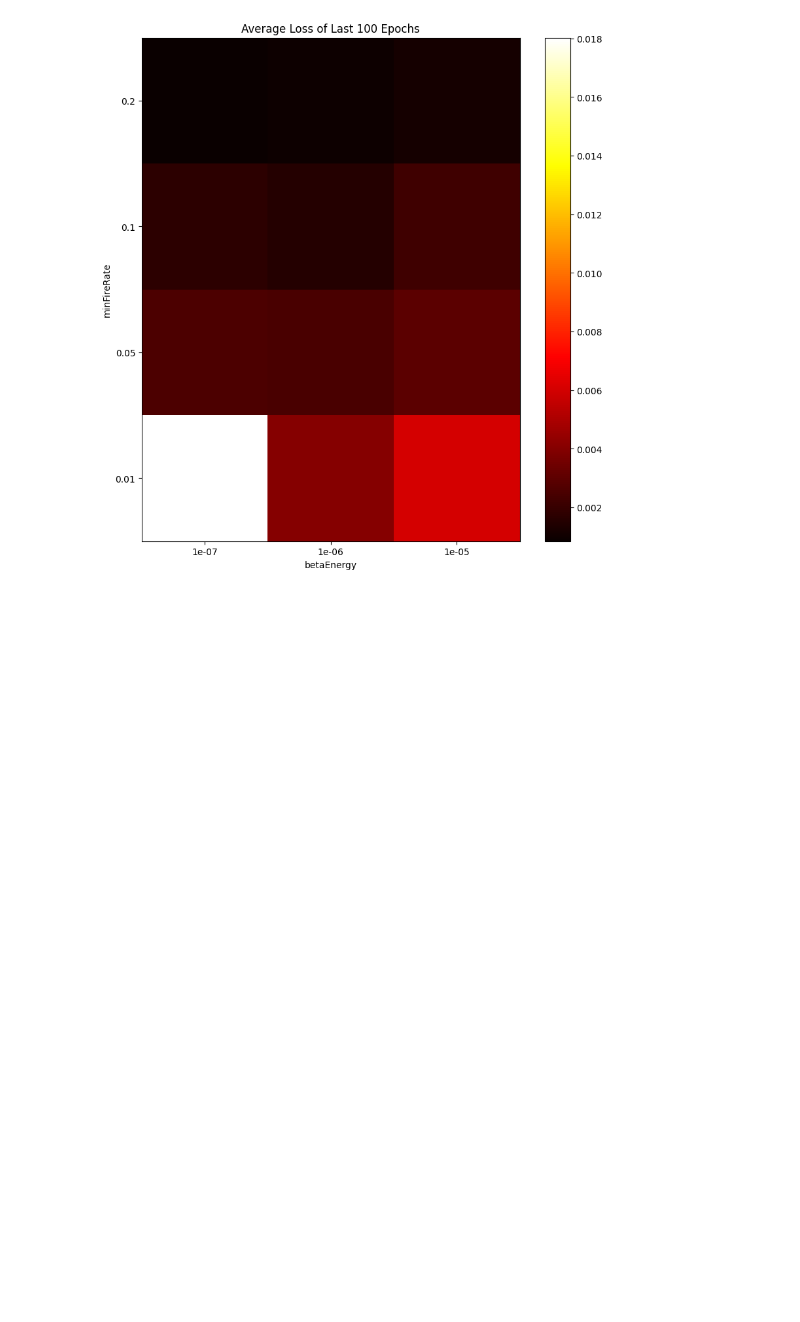
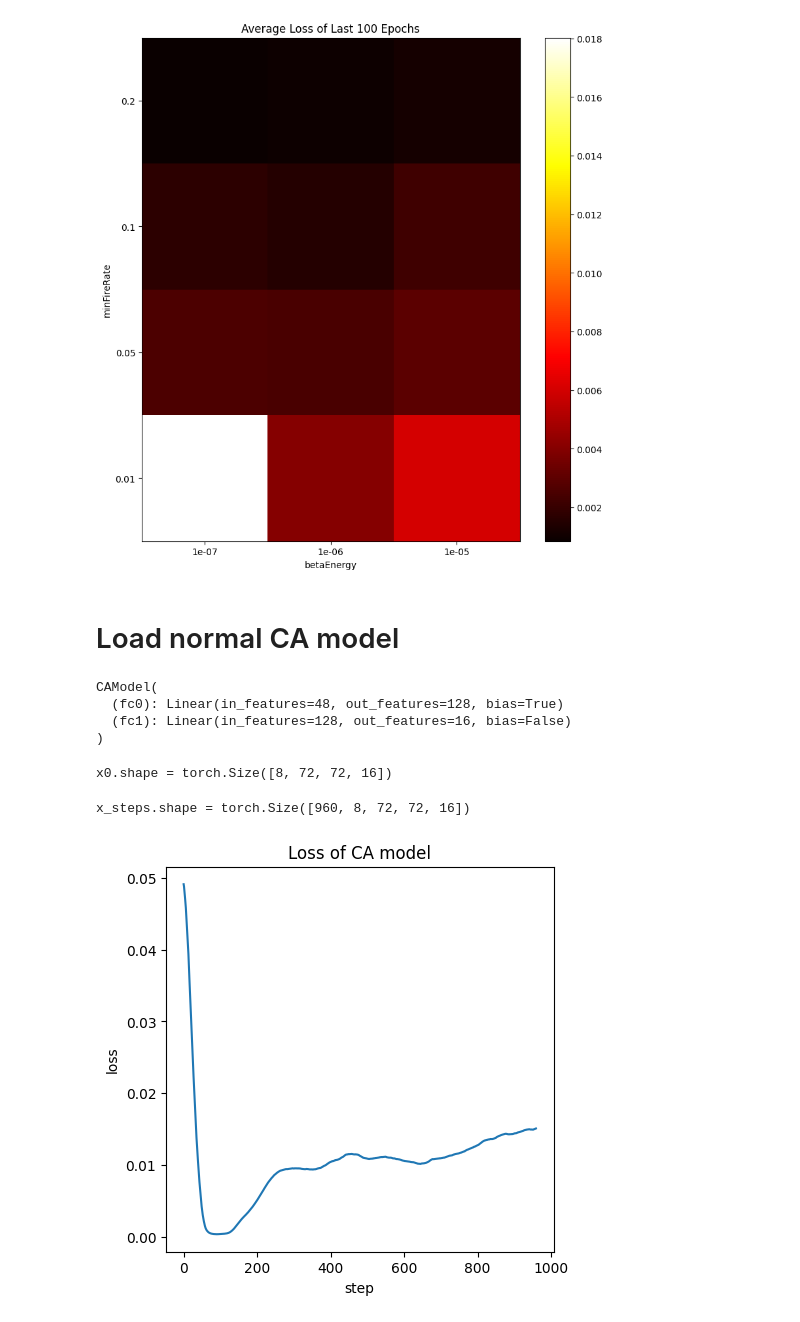
Before and after one commit to andrecharneca/Adaptive-Neural-Cellular-Automata, a Jupyter notebook: testing.ipynb, the cells around one changed output. Saved outputs shown, nothing was run; the diff lists cells and outputs as text; code cells hidden in the pictures; blank space fills up the shorter version.

Commit message:
compared exp decay to normal ca

```diff
--- a/testing.ipynb
+++ b/testing.ipynb
@@ -162,3 +161,10 @@ plt.show()
+# %%
+# Save each loss to a .csv file, each file will have the name of the model.
+# The 1st column is named "step" and the 2nd column is named "loss"
+
+for i, l in enumerate(losses_models):
+    df = pd.DataFrame({'step': list(range(max_steps)), 'loss': l})
+    df.to_csv(os.path.join('test_losses/', model_names[i].split('.')[0] + '.csv'), index=False)
 # %%
 # Show final images in a grid, in which each row is a different betaEnergy, and each column is a different minFireRate.
 # The title of each image should be the model params and the  loss at the end of the simulation
@@ -292,3 +293,48 @@ plt.colorbar()
 plt.show()
 # %% [output]
 [figure]
+# %% [markdown]
+# Load normal CA model
+# %%
+# Load CA model
+max_steps = global_params["MAX_STEPS"]*10
+model = CAModel(global_params["CHANNEL_N"], ca_params['CELL_FIRE_RATE'], training_params["device"])
+model.load_state_dict(torch.load(os.path.join(model_dir, 'CA_epoch8000.pth')))
+model.eval()
+# %% [output]
+CAModel(
+  (fc0): Linear(in_features=48, out_features=128, bias=True)
+  (fc1): Linear(in_features=128, out_features=16, bias=False)
+)
+# %%
+debug("x0.shape")
+# %% [output]
+x0.shape = torch.Size([8, 72, 72, 16])
+# %%
+# Run model for max_steps
+x_steps = []
+
+for i in range(max_steps):
+    if i==0:
+        x = x0
+    with torch.no_grad():
+        x = model(x, steps=1)
+    x_steps.append(x.detach().cpu())
+
+x_steps = torch.stack(x_steps)
+debug("x_steps.shape")
+# %% [output]
+x_steps.shape = torch.Size([960, 8, 72, 72, 16])
+# %%
+# compute the loss (mean accross the batch)
+ca_losses = [torch.mean(F.mse_loss(x_steps[k,:,:,:,:4], pad_target)).item() for k in range(max_steps)]
+
+# plot the loss
+plt.figure(figsize=(5, 5))
+plt.plot(ca_losses)
+plt.xlabel('step')
+plt.ylabel('loss')
+plt.title('Loss of CA model')
+plt.show()
+# %% [output]
+[figure, added]
```
Also changed, not shown: parts of 15 cells of this notebook, 16 other files.
